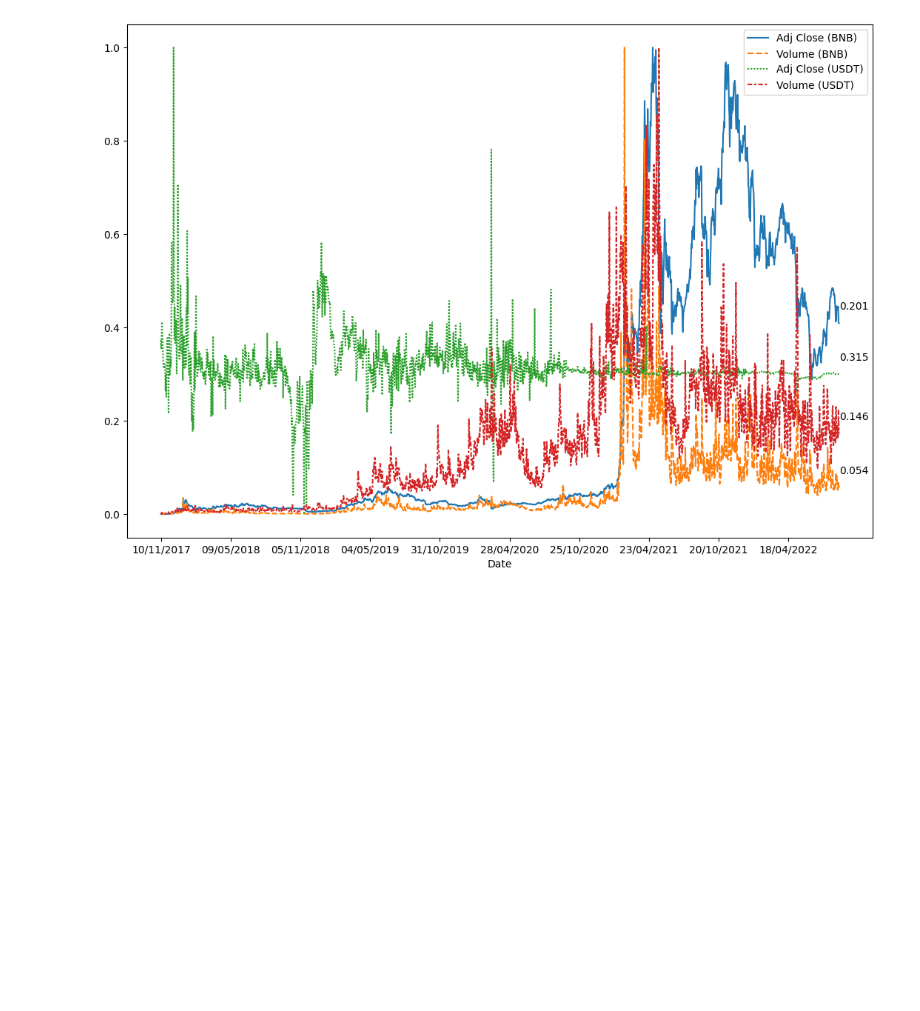
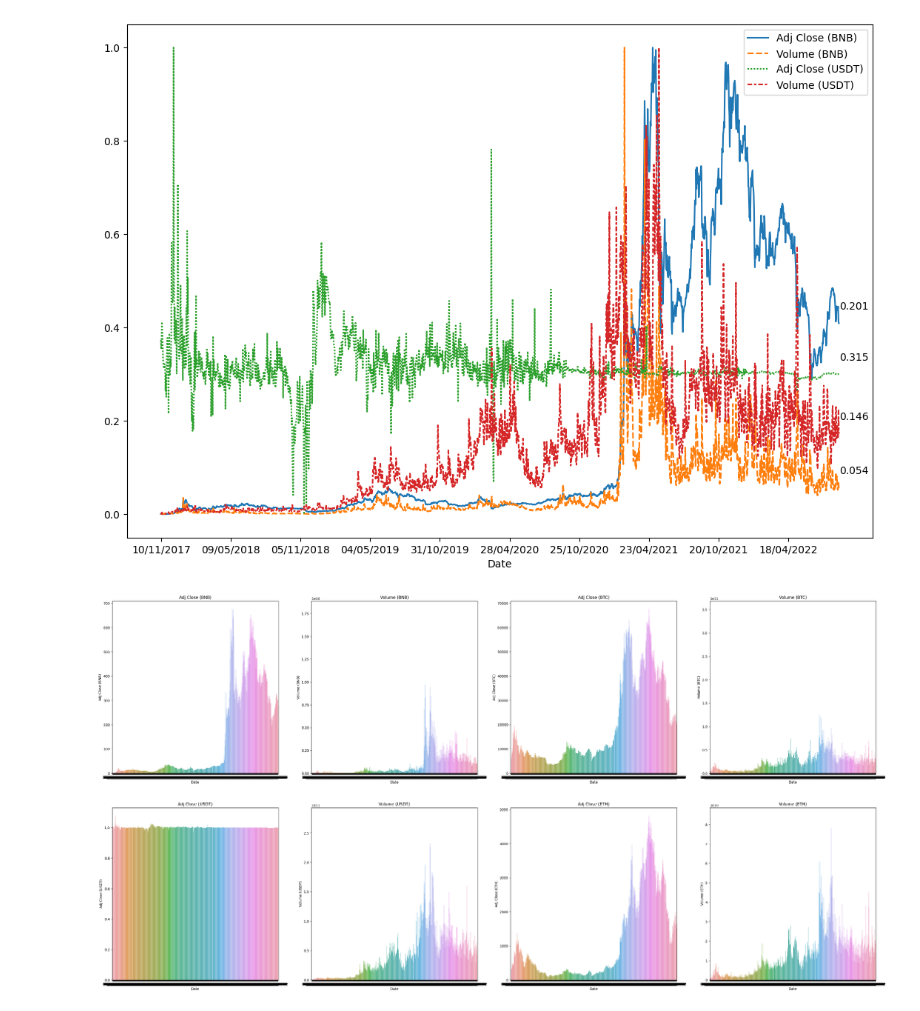
Before and after one commit to Terlok/DataScience, a Jupyter notebook: CourseWork/Code.ipynb, the cells around one changed output. Cells and saved outputs as stored; diff of their text form; code cells hidden in the pictures; blank space fills up the shorter version.

```diff
--- a/CourseWork/Code.ipynb
+++ b/CourseWork/Code.ipynb
@@ -228,3 +208,12 @@ for i in ['Adj Close (BNB)', 'Volume (BNB)', 'Adj Close (USDT)', 'Volume (USDT)'
   plt.annotate(str(round(avrg, 3)), xy=(arg, data_normalized[i][-1]+0.03))
 # %% [output]
 [figure]
+# %%
+fig, axes = plt.subplots(2, 4, figsize=(40, 20))
+indexes2 = range(1, len(data_normalized), 500)
+columns = data.columns
+for i in range(8):
+  sns.barplot(ax=axes[int(i/4), i%4], x=data.index, y=data[columns[i]])
+  axes[int(i/4), i%4].set_title(f'{columns[i]}')
+# %% [output]
+[figure, added]
```
Also changed, not shown: parts of 6 cells of this notebook.
